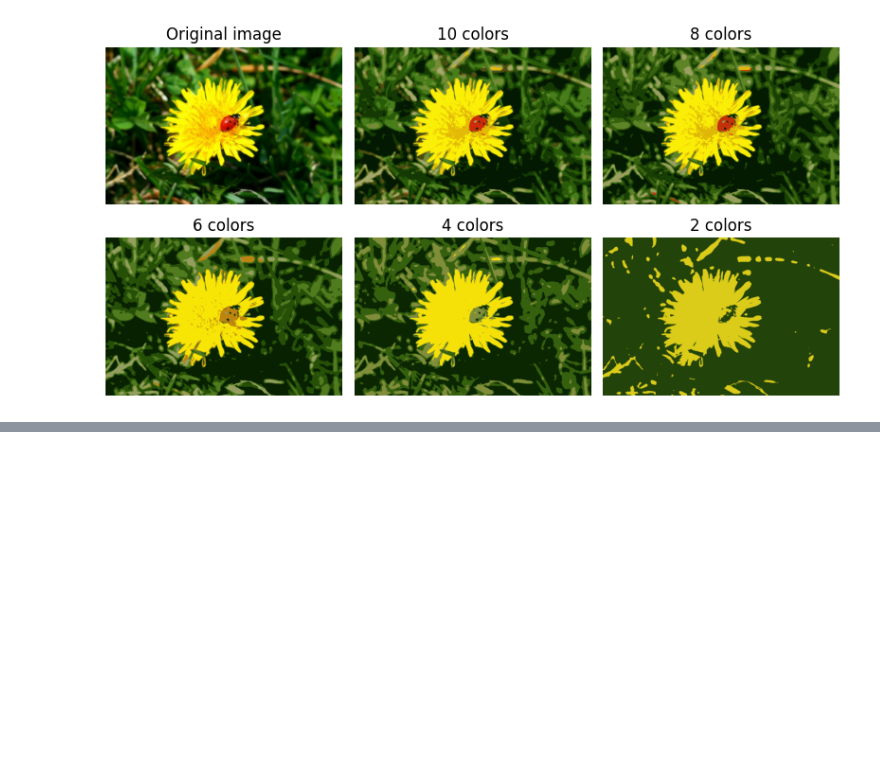
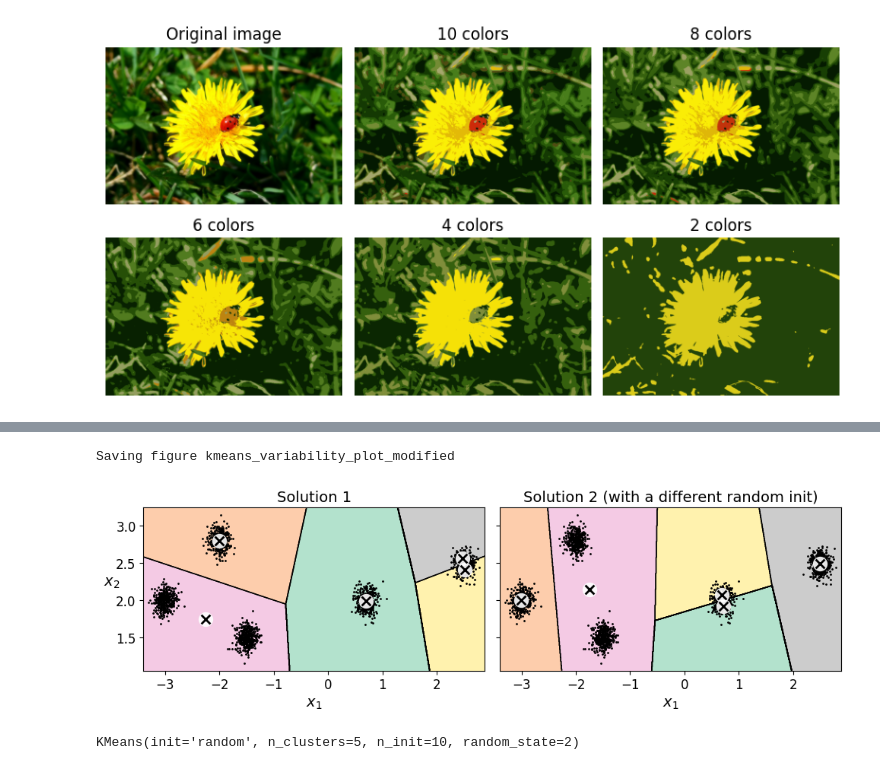
Before and after one commit to angelbastogz/masters-ai, a Jupyter notebook: Introducción a la IA/07_Clustering_K-medias/Notebooks/01 K-medias.ipynb, the cells around one changed output, grey strips where cells are left out. Drawn from its saved outputs; the diff is of its cells as text; code cells hidden in the pictures; blank space fills up the shorter version.

```diff
--- a/Introducción a la IA/07_Clustering_K-medias/Notebooks/01 K-medias.ipynb
+++ b/Introducción a la IA/07_Clustering_K-medias/Notebooks/01 K-medias.ipynb
@@ -570,0 +673,20 @@ Saving figure image_segmentation_diagram
+# %%
+kmeans_rnd_init1 = KMeans(n_clusters=5, init="random", n_init=1,
+                         algorithm="lloyd", random_state=2)
+kmeans_rnd_init2 = KMeans(n_clusters=5, init="random", n_init=1,
+                         algorithm="lloyd", random_state=5)
+
+plot_clusterer_comparison(kmeans_rnd_init1, kmeans_rnd_init2, X,
+                          "Solution 1", "Solution 2 (with a different random init)")
+
+save_fig("kmeans_variability_plot_modified")
+plt.show()
+# %% [output]
+Saving figure kmeans_variability_plot_modified
+[figure, added]
+# %%
+kmeans_rnd_10_inits = KMeans(n_clusters=5, init="random", n_init=10,
+                              algorithm="lloyd", random_state=2)
+kmeans_rnd_10_inits.fit(X)
+# %% [output]
+KMeans(init='random', n_clusters=5, n_init=10, random_state=2)
```
Also changed, not shown: parts of 27 cells of this notebook.
